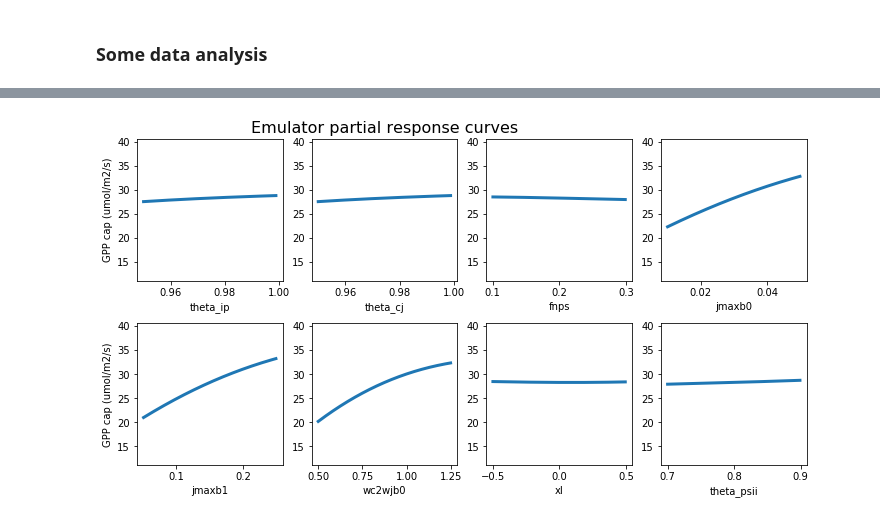
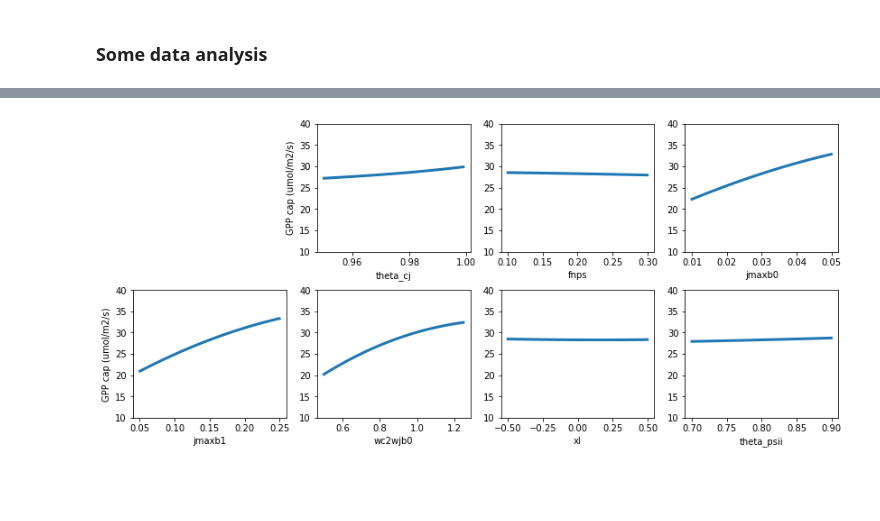
Before and after one commit to djk2120/UMB_cap, a Jupyter notebook: pyth/umb_ens2.ipynb, the cells around one changed output, grey strips where cells are left out. Drawn from its saved outputs; the diff is of its cells as text; code cells hidden in the pictures; blank space fills up the shorter version.

```diff
--- a/pyth/umb_ens2.ipynb
+++ b/pyth/umb_ens2.ipynb
@@ -153,0 +179,6 @@ Wall time: 4.23 s
+# %%
+x = (ds['FSDSVI']+ds['FSDSVD'])
+ix1 = (x.values>300).ravel()
+ix2 = ds['time.month']==6
+ix = np.logical_and(ix1,ix2)
+caps = [np.quantile(ds['FPSN'].sel(ens=ee)[ix],0.95) for ee in ens]
@@ -221,10 +299,0 @@ plt.xlabel('GPP cap (umol/m2/s)');
-# %%
-xf = 24*60*60*12/1e6
-for i in range(10):
-    ee = 1+np.random.randint(300)
-    m = xf*ds['FPSN'].sel(ens=ee).groupby('time.month').mean(dim=xr.ALL_DIMS).load()
-    plt.plot(1+np.arange(12),m)
-plt.grid()
-plt.ylabel('GPP (gC/m2/d)')
-plt.xlabel('Month')
-plt.title('monthly means: 10 random ens members');
@@ -233,3 +300,6 @@ plt.title('monthly means: 10 random ens members');
 # %%
 from sklearn.gaussian_process import GaussianProcessRegressor
 from sklearn.gaussian_process.kernels import RBF, ConstantKernel as C
+# %%
+params = paramlist[1:]
+params
@@ -285,20 +341,15 @@ Text(0.5,1,'Testing: R=1.0  RMSE=0.18')
 # %%
-plt.figure(figsize=[12,6])
-for i in np.arange(8):
-    p = paramlist[i]
-    X_test = 0.5+np.zeros([400,8])
-    x = np.arange(400)/400
-    X_test[:,i]=x
-    x = mins[p].values+x*(maxs[p].values-mins[p].values)
-    y_pred = gp.predict(X_test)
-    plt.subplot(2,4,i+1)
-    plt.plot(x,y_pred,linewidth=3)
+plt.figure(figsize=[14,6])
+for i,p in zip(range(7),params):
+    X = np.zeros([100,7])+0.5
+    X[:,i]=np.linspace(0,1,100)
+    x = np.linspace(0,1,100)*(maxs[p].values-mins[p].values)+mins[p].values
+    plt.subplot(2,4,i+2)
+    plt.plot(x,gp.predict(X),linewidth=3)
     plt.xlabel(p)
-    plt.ylim([f.min(),f.max()])
-    if i==1:
-        plt.title('Emulator partial response curves',fontsize=16)
-    if (i==0)|(i==4):
+    plt.ylim([10,40])
+    if (i==0)|(i==3):
         plt.ylabel('GPP cap (umol/m2/s)')
 plt.subplots_adjust(hspace=0.3)
 # %% [output]
-[figure, old version]
+[figure, new version]
```
Also changed, not shown: parts of 54 cells of this notebook.
